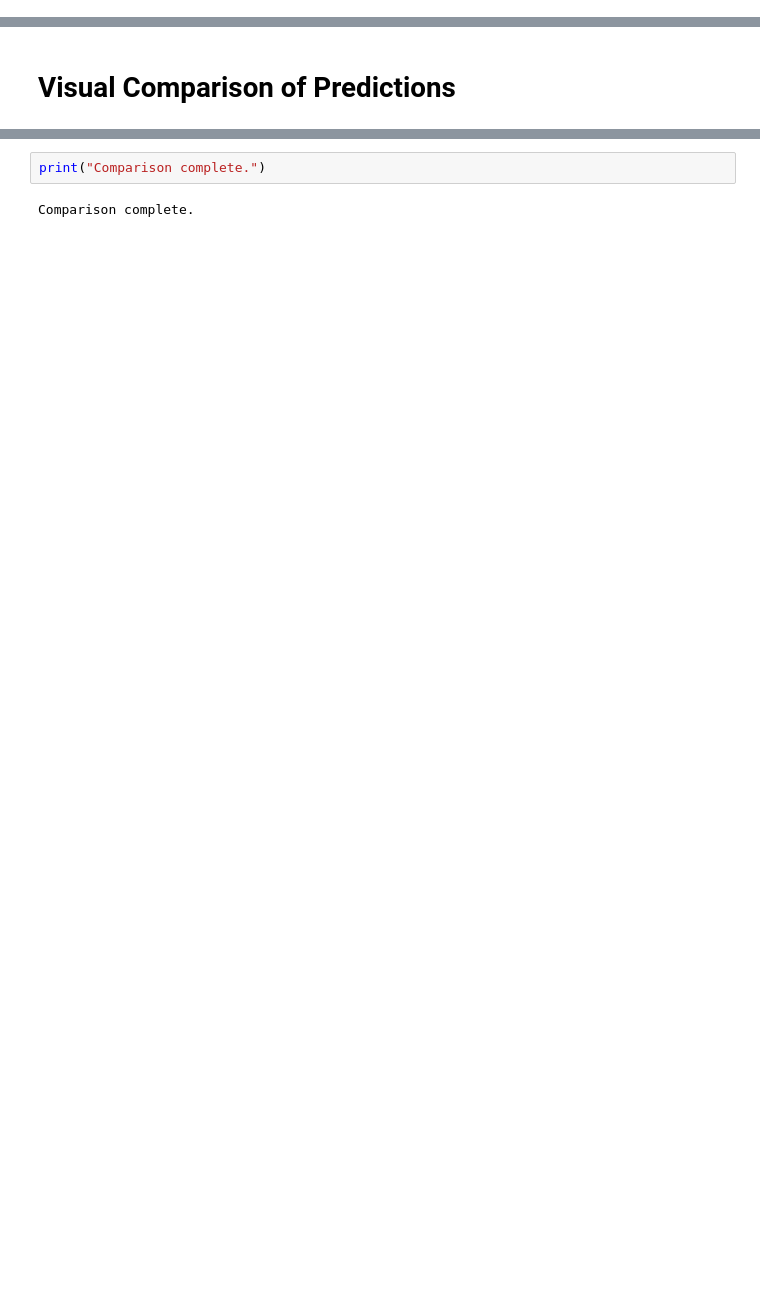
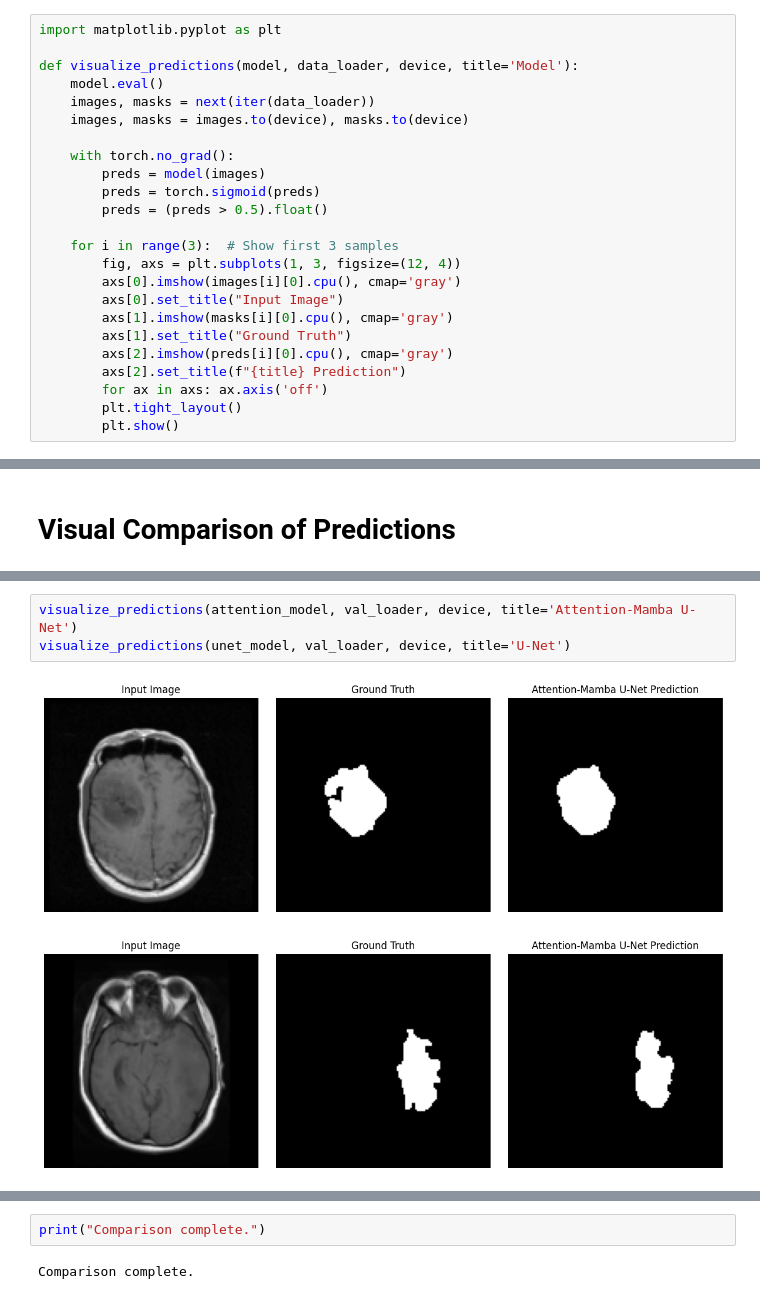
Before and after one commit to shirish-baral/deep-learning, a Jupyter notebook: mamba_comparison_unet.ipynb, the cells around one changed output, grey strips where cells are left out. Drawn from its saved outputs; the diff is of its cells as text; blank space fills up the shorter version.

```diff
--- a/mamba_comparison_unet.ipynb
+++ b/mamba_comparison_unet.ipynb
@@ -395,0 +440,24 @@ Epoch 10/10
+# %%
+import matplotlib.pyplot as plt
+
+def visualize_predictions(model, data_loader, device, title='Model'):
+    model.eval()
+    images, masks = next(iter(data_loader))
+    images, masks = images.to(device), masks.to(device)
+
+    with torch.no_grad():
+        preds = model(images)
+        preds = torch.sigmoid(preds)
+        preds = (preds > 0.5).float()
+
+    for i in range(3):  # Show first 3 samples
+        fig, axs = plt.subplots(1, 3, figsize=(12, 4))
+        axs[0].imshow(images[i][0].cpu(), cmap='gray')
+        axs[0].set_title("Input Image")
+        axs[1].imshow(masks[i][0].cpu(), cmap='gray')
+        axs[1].set_title("Ground Truth")
+        axs[2].imshow(preds[i][0].cpu(), cmap='gray')
+        axs[2].set_title(f"{title} Prediction")
+        for ax in axs: ax.axis('off')
+        plt.tight_layout()
+        plt.show()
@@ -458,0 +688,6 @@ for idx in [0, 1, 2]:
+# %%
+visualize_predictions(attention_model, val_loader, device, title='Attention-Mamba U-Net')
+visualize_predictions(unet_model, val_loader, device, title='U-Net')
+# %% [output]
+[figure, added]
+[figure, added]
```
Also changed, not shown: parts of 8 cells of this notebook.
